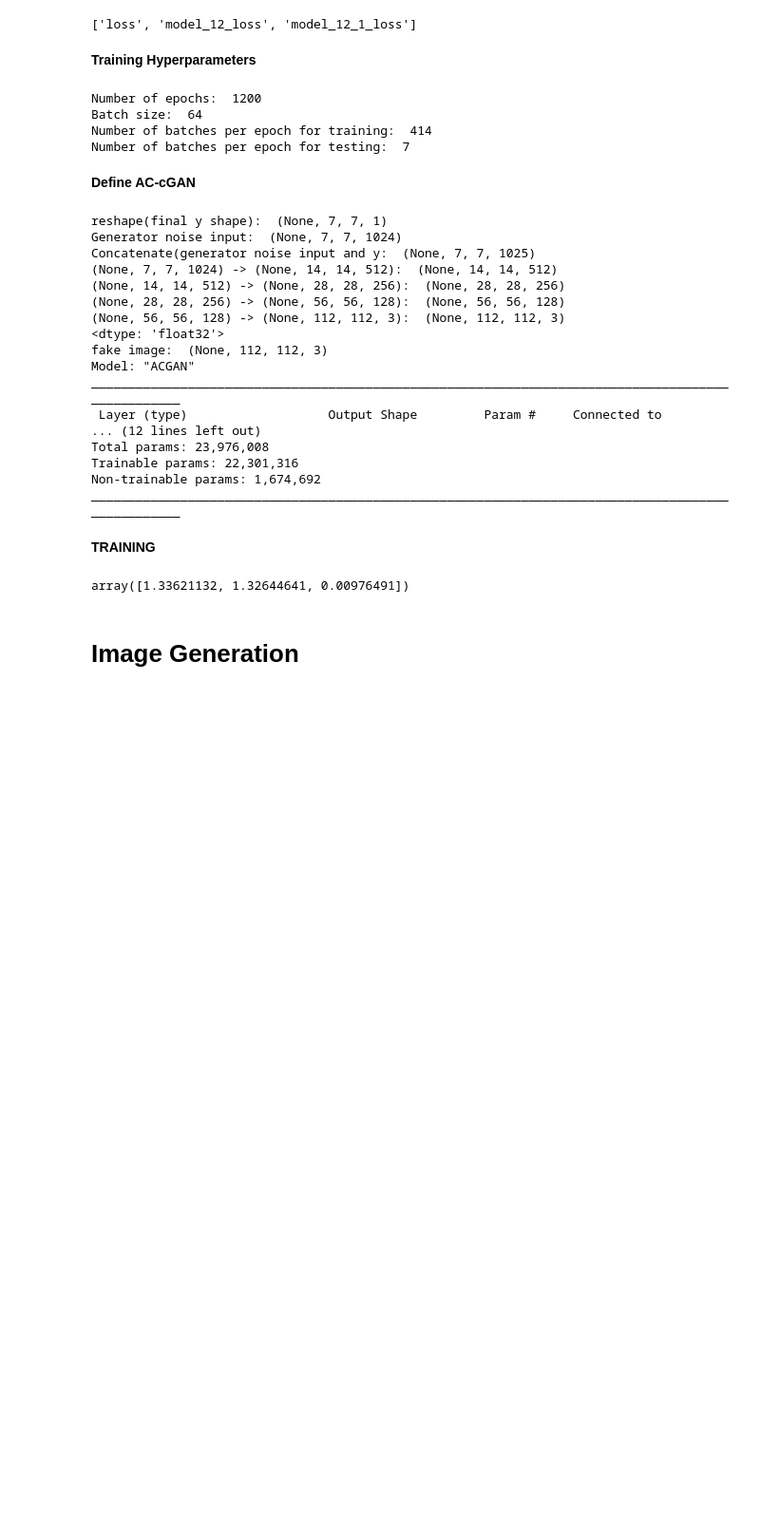
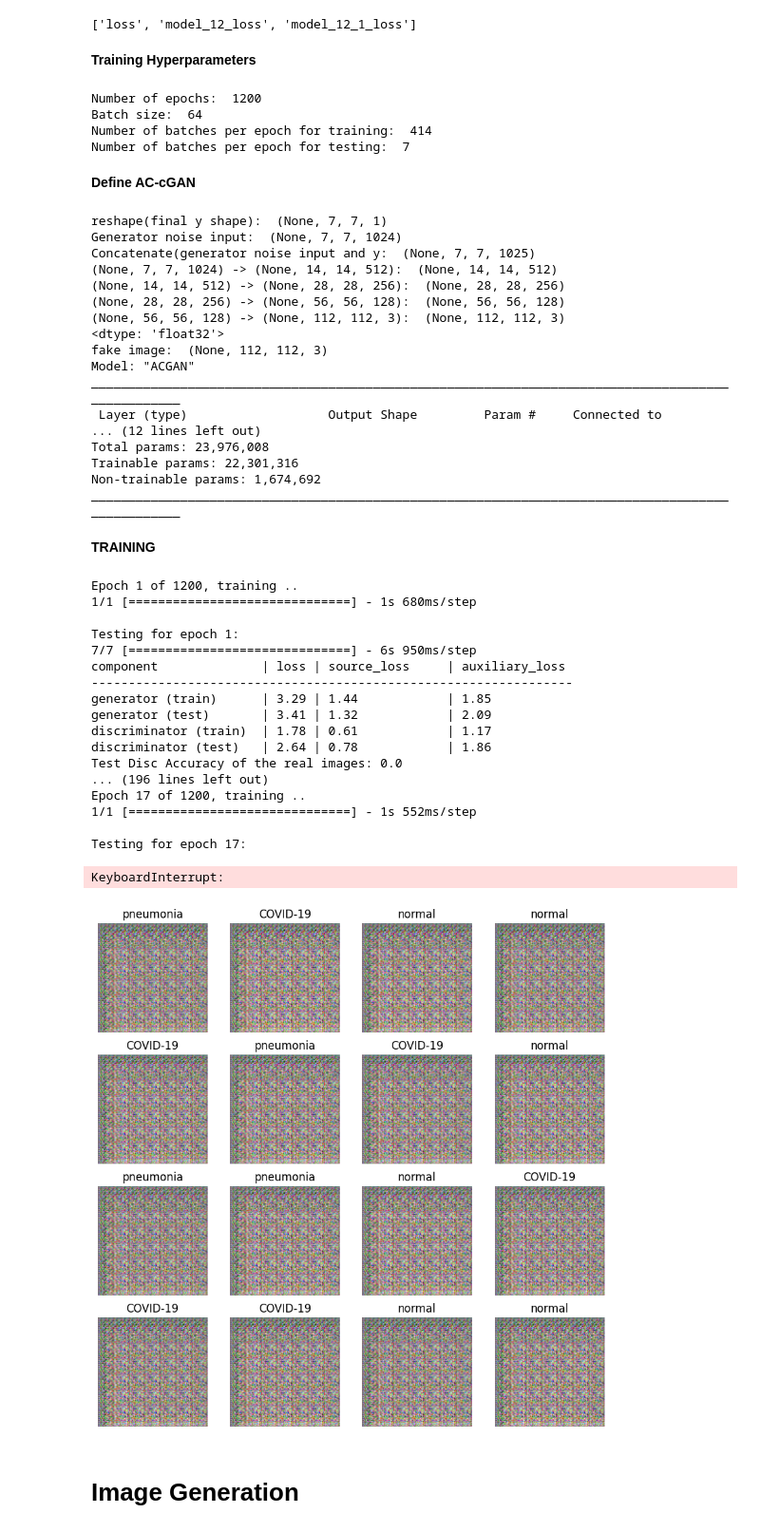
Before and after one commit to giocoal/CXR-ACGAN-chest-xray-generator-covid19-pneumonia, a Jupyter notebook: AC-cGAN.ipynb, the cells around one changed output. Shown at 95% size. Cells and saved outputs as stored; diff of their text form; code cells hidden in the pictures; blank space fills up the shorter version.

```diff
--- a/AC-cGAN.ipynb
+++ b/AC-cGAN.ipynb
@@ -79,7 +79,7 @@ os.getcwd()
 # %% [markdown]
 Set batch size, image size and path
 # %%
-batch_size=64
+batch_size=32
 img_size=112
 
 
@@ -691,10 +685,6 @@ Non-trainable params: 1,674,692
 __________________________________________________________________________________________________
 # %% [markdown]
 **TRAINING**
-# %%
-test_history['generator'][1]
-# %% [output]
-array([1.33621132, 1.32644641, 0.00976491])
 # %%
 nb_batches_train = 1
 for epoch in range(nb_epochs):
@@ -724,7 +714,7 @@ for epoch in range(nb_epochs):
         nb_train = image_batch.shape[0]
 
         # Update progress bar
-        progress_bar.update(index)
+        progress_bar.update(index+1)
 
         ### TRAIN the DISCRIMINATOR ###
 
@@ -770,13 +760,12 @@ for epoch in range(nb_epochs):
     # Iterate over the batches of the validation dataset
     # Initialize the progress bar
     progress_bar = Progbar(target=nb_batches_test)
-    counter_test = 0
+
     print('\nTesting for epoch {}:'.format(epoch + 1))
 
-    for test_image_batch, test_label_batch in test_data:
+    for index_1, (test_image_batch, test_label_batch) in zip(range(nb_batches_test), test_data):
         # Update progress bar
-        counter_test += 1
-        progress_bar.update(counter_test)
+        progress_bar.update(index_1+1)
 
         # NORMALIZE the image batch to the range [-1, 1]
         test_image_batch = test_image_batch * (1. / 127.5) - 1
@@ -842,35 +831,55 @@ for epoch in range(nb_epochs):
     train_history['discriminator'].append(discriminator_train_loss)
 
     test_history['generator'].append(generator_test_loss)
     test_history['discriminator'].append(discriminator_test_loss)
 
     test_accuracy_history['discriminator_real'].append(discriminator_test_accuracy_real)
     test_accuracy_history['discriminator_fake'].append(discriminator_test_accuracy_fake)
 
     print_logs(dis.metrics_names, train_history, test_history)
-    print('Test Disc Accuracy of the real images: {:.2f}%'.format(100 * discriminator_test_accuracy_real))
-    print('Test Disc Accuracy of the fake images: {:.2f}%'.format(100 * discriminator_test_accuracy_fake))
+    print(f'Test Disc Accuracy of the real images: {discriminator_test_accuracy_real}')
+    print(f'Test Disc Accuracy of the fake images: {discriminator_test_accuracy_fake}')
 
     # Save the weights, history and images every save_every_n_epoch epochs
     if (epoch+1) % save_every_n_epoch == 0:
         gen.save_weights(
             './AC-cGAN/parameters/params_generator_epoch_{0:03d}.hdf5'.format(epoch), True)
         dis.save_weights(
             './AC-cGAN/parameters/params_discriminator_epoch_{0:03d}.hdf5'.format(epoch), True)
         pickle.dump({'train': train_history, 'test':test_history},
             open('./AC-cGAN/weights/acgan_history_{0:03d}.pkl.format(epoch)', 'wb'))
 
     # Images generated every save_every_n_epoch epochs
     if ((epoch+1) % save_every_n_epoch == 0) or (epoch == 0):
         generate_and_save_images(gen, epoch + 1, seed_gif_noise, seed_gif_labels)
 
 gen.save_weights(
     f'./AC-cGAN/parameters/params_generator_epoch_{nb_epochs}.hdf5', True)
 dis.save_weights(
     f'./AC-cGAN/parameters/params_discriminator_epoch_{nb_epochs}.hdf5', True)
 pickle.dump({'train': train_history, 'test':test_history},
     open(f'./AC-cGAN/weights/acgan_history_{nb_epochs}.pkl', 'wb'))
 generate_and_save_images(gen, epoch + 1, seed_gif_noise, seed_gif_labels)
+# %% [output]
+Epoch 1 of 1200, training ..
+1/1 [==============================] - 1s 680ms/step
+
+Testing for epoch 1:
+7/7 [==============================] - 6s 950ms/step
+component              | loss | source_loss     | auxiliary_loss
+-----------------------------------------------------------------
+generator (train)      | 3.29 | 1.44            | 1.85
+generator (test)       | 3.41 | 1.32            | 2.09
+discriminator (train)  | 1.78 | 0.61            | 1.17
+discriminator (test)   | 2.64 | 0.78            | 1.86
+Test Disc Accuracy of the real images: 0.0
+... (196 lines left out)
+Epoch 17 of 1200, training ..
+1/1 [==============================] - 1s 552ms/step
+
+Testing for epoch 17:
+KeyboardInterrupt:
+[figure, added]
 # %% [markdown]
 # Image Generation
 # %%
```
Also changed, not shown: parts of 5 cells of this notebook.
